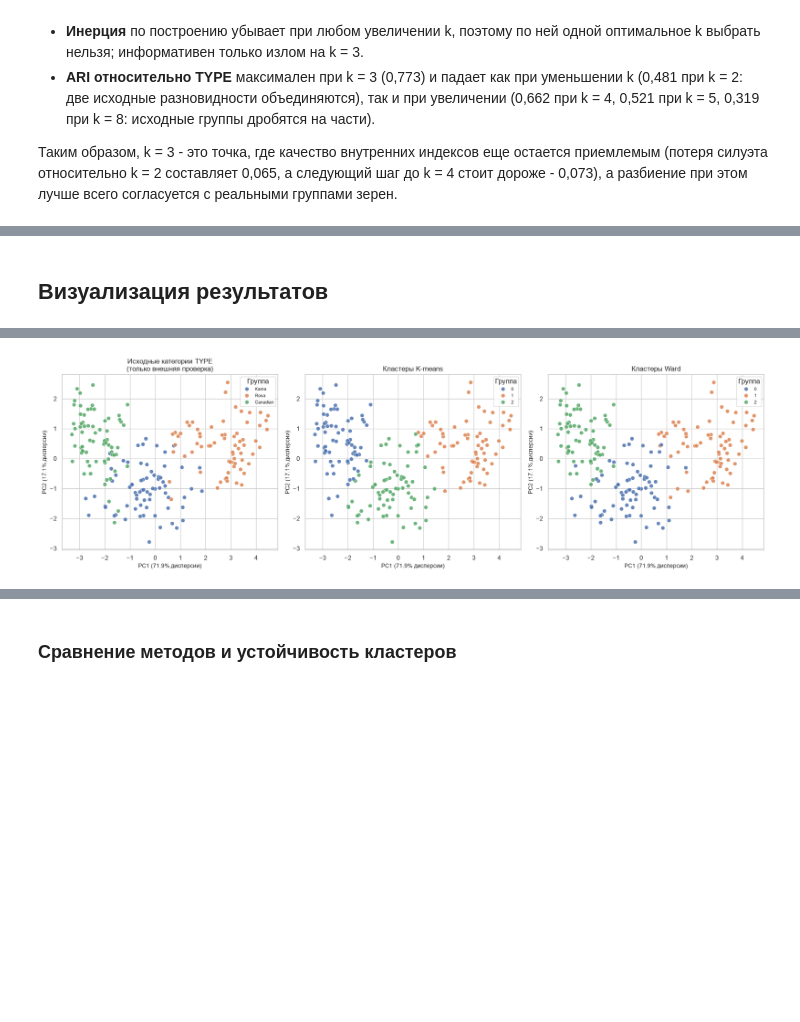
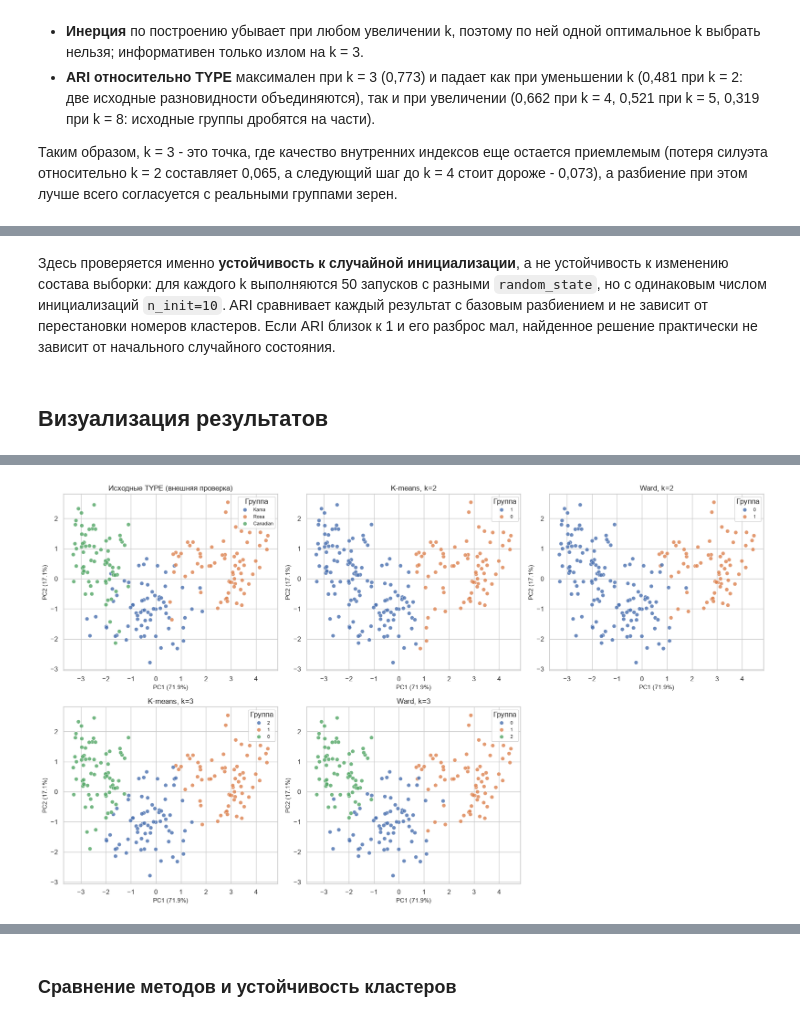
Before and after one commit to violllin/lab3_clustering, a Jupyter notebook: lab3.ipynb, the cells around one changed output, grey strips where cells are left out. Drawn from its saved outputs; the diff is of its cells as text; code cells hidden in the pictures; blank space fills up the shorter version.

```diff
--- a/lab3.ipynb
+++ b/lab3.ipynb
@@ -643,0 +844,20 @@ display(selection_df[['k', 'Инерция', 'Silhouette', 'Calinski-Harabasz',
+# %%
+stability_rows = []
+for k in (2, 3):
+    baseline_labels = candidate_labels[('K-means', k)]
+    aris = []
+    for seed in range(50):
+        repeated_model = KMeans(n_clusters=k, random_state=seed, n_init=10)
+        repeated_labels = repeated_model.fit_predict(X_scaled)
+        aris.append(adjusted_rand_score(baseline_labels, repeated_labels))
+    stability_rows.append({
+        'k': k,
+        'Число повторных запусков': len(aris),
+        'Средний ARI': np.mean(aris),
+        'Минимальный ARI': np.min(aris),
+        'Максимальный ARI': np.max(aris),
+        'Стандартное отклонение ARI': np.std(aris)
+    })
+stability_df = pd.DataFrame(stability_rows).set_index('k')
+print('Устойчивость K-means при разных значениях k:')
+display(stability_df.round(4))
@@ -644,35 +870,39 @@ display(selection_df[['k', 'Инерция', 'Silhouette', 'Calinski-Harabasz',
+# %% [markdown]
+Здесь проверяется именно **устойчивость к случайной инициализации**, а не устойчивость к изменению состава выборки: для каждого k выполняются 50 запусков с разными `random_state`, но с одинаковым числом инициализаций `n_init=10`. ARI сравнивает каждый результат с базовым разбиением и не зависит от перестановки номеров кластеров. Если ARI близок к 1 и его разброс мал, найденное решение практически не зависит от начального случайного состояния.
 # %% [markdown]
 ## Визуализация результатов
 # %%
-pca_2d = PCA(n_components=2, random_state=42)
-X_pca = pca_2d.fit_transform(X_scaled)
-explained = pca_2d.explained_variance_ratio_
-print(f'Доля объясненной дисперсии PC1: {explained[0]:.4f} ({explained[0]:.1%})')
-print(f'Доля объясненной дисперсии PC2: {explained[1]:.4f} ({explained[1]:.1%})')
-print(f'Суммарно двумя компонентами: {explained.sum():.4f} ({explained.sum():.1%})')
+pca = PCA(n_components=2, random_state=RANDOM_STATE)
+X_pca = pca.fit_transform(X_scaled)
+explained = pca.explained_variance_ratio_
+print(f"PC1 объясняет {explained[0]:.4f} ({explained[0]:.1%}) дисперсии")
+print(f"PC2 объясняет {explained[1]:.4f} ({explained[1]:.1%}) дисперсии")
+print(f"Вместе первые две компоненты объясняют {explained.sum():.4f} ({explained.sum():.1%}) дисперсии")
 
-pca_df = pd.DataFrame({
-    'PC1': X_pca[:, 0],
-    'PC2': X_pca[:, 1],
-    'Исходная разновидность': y_reference.map(CLASS_NAMES).values,
-    'K-means': labels_kmeans,
-    'Ward': labels_ward
-})
+pca_df = pd.DataFrame({"PC1": X_pca[:, 0], "PC2": X_pca[:, 1]})
+pca_df["TYPE — внешний ориентир"] = y_reference.map(CLASS_NAMES).values
+for (method, k), result in experiments.items():
+    pca_df[f"{method}, k={k}"] = result["labels"].astype(str)
 
-fig, axes = plt.subplots(1, 3, figsize=(18, 5.5))
-sns.scatterplot(data=pca_df, x='PC1', y='PC2', hue='Исходная разновидность',
-                palette='deep', s=48, alpha=0.85, ax=axes[0])
-axes[0].set_title('Исходные категории TYPE\n(только внешняя проверка)')
-sns.scatterplot(data=pca_df, x='PC1', y='PC2', hue='K-means',
-                palette='deep', s=48, alpha=0.85, ax=axes[1])
-axes[1].set_title('Кластеры K-means')
-sns.scatterplot(data=pca_df, x='PC1', y='PC2', hue='Ward',
-                palette='deep', s=48, alpha=0.85, ax=axes[2])
-axes[2].set_title('Кластеры Ward')
-for ax in axes:
-    ax.set_xlabel(f'PC1 ({explained[0]:.1%} дисперсии)')
-    ax.set_ylabel(f'PC2 ({explained[1]:.1%} дисперсии)')
-    ax.legend(title='Группа', fontsize=8)
+plot_specs = [
+    ("TYPE — внешний ориентир", "Исходные TYPE (внешняя проверка)"),
+    ("K-means, k=2", "K-means, k=2"),
+    ("Ward, k=2", "Ward, k=2"),
+    ("K-means, k=3", "K-means, k=3"),
+    ("Ward, k=3", "Ward, k=3"),
+]
+fig, axes = plt.subplots(2, 3, figsize=(17, 10))
+axes = axes.ravel()
+for ax, (column, title) in zip(axes, plot_specs):
+    sns.scatterplot(
+        data=pca_df, x="PC1", y="PC2", hue=column,
+        palette="deep", s=42, alpha=0.82, ax=ax
+    )
+    ax.set_title(title)
+    ax.set_xlabel(f"PC1 ({explained[0]:.1%})")
+    ax.set_ylabel(f"PC2 ({explained[1]:.1%})")
+    ax.legend(title="Группа", fontsize=8)
+axes[-1].axis("off")
 plt.tight_layout()
 plt.show()
 # %% [output]
@@ -682,4 +912,4 @@ plt.show()
-[figure, old version]
+[figure, new version]
 # %% [markdown]
 Первые две главные компоненты сохраняют примерно **88,98%** общей дисперсии: PC1 - около 71,87%, PC2 - около 17,11%. Поэтому двумерный график достаточно хорошо отражает общую геометрию исходного семимерного пространства, хотя часть информации все равно теряется.
 
```
Also changed, not shown: parts of 22 cells of this notebook.
